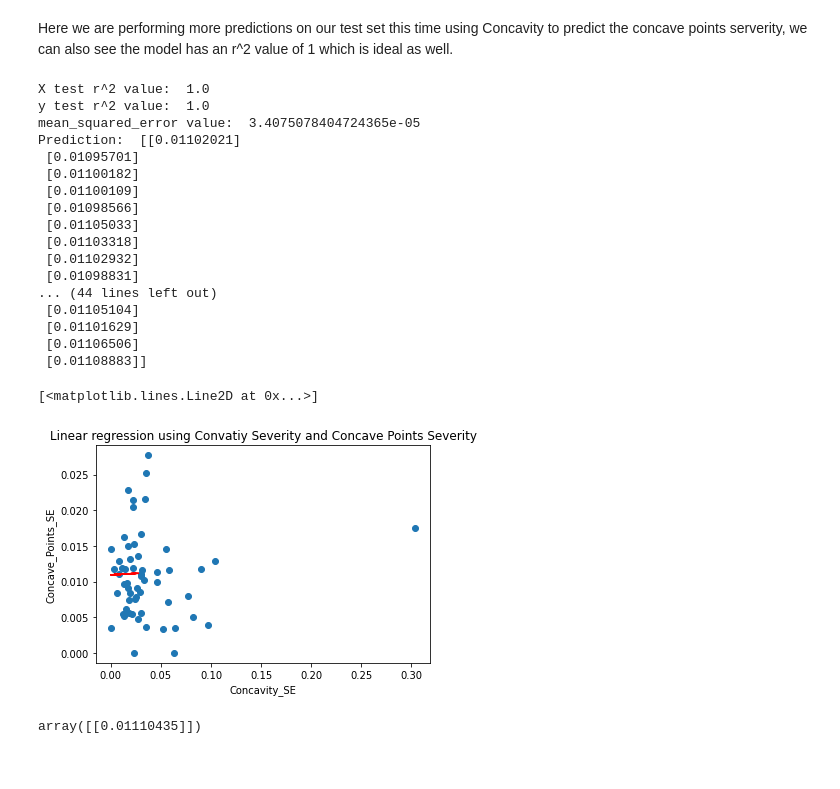
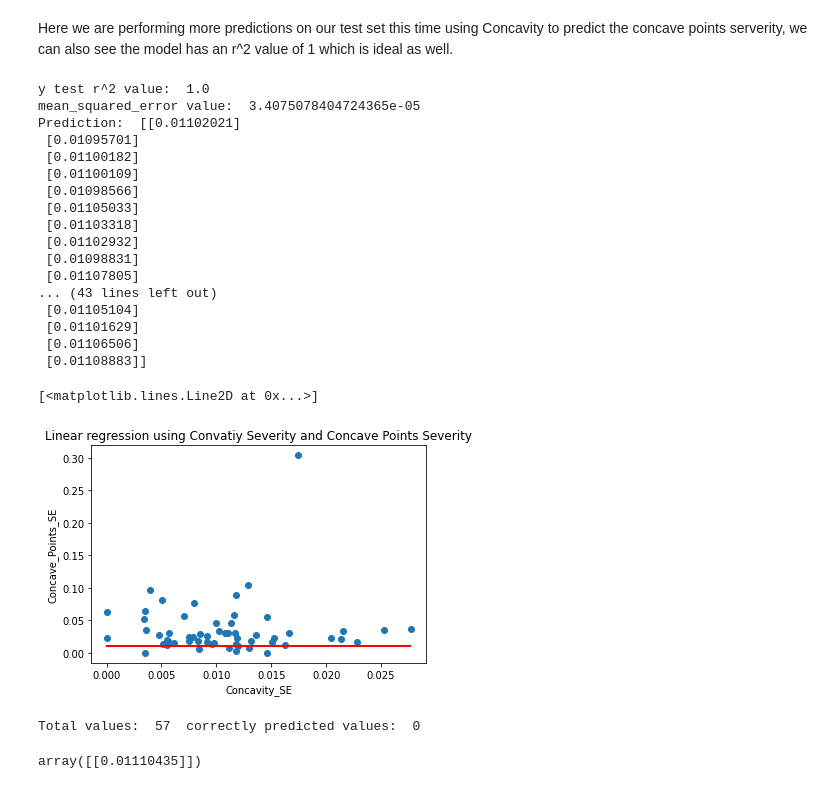
Before and after one commit to Ultan-Kearns/LYIT-Machine-Learning-Project, a Jupyter notebook: CA3Notebook.ipynb, the cells around one changed output. Cells and saved outputs as stored; diff of their text form; code cells hidden in the pictures.

```diff
--- a/CA3Notebook.ipynb
+++ b/CA3Notebook.ipynb
@@ -276,39 +268,46 @@ y_trainArray = np.array(y_train['Concave_Points_SE']).reshape(-1,1)
 X_trainArray = np.array(X_train['Concavity_SE']).reshape(-1,1)
 X_testArray = np.array(X_test['Concavity_SE']).reshape(-1,1)
 # here we need to reshape the data using numpy so that the training data matches the testdata
 regression_model = LinearRegression().fit(X_trainArray, y_trainArray)
 # Score the model and retrive r^2 value
-x_pred = regression_model.predict(X_testArray)
 y_pred = regression_model.predict(y_testArray)
-rSquared = regression_model.score(X_testArray, y_pred)
 rSquared = regression_model.score(y_testArray, y_pred)
-print('X test r^2 value: ', rSquared)
 print('y test r^2 value: ', rSquared)
 print('mean_squared_error value: ', mean_squared_error(y_testArray, y_pred))
 print('Prediction: ', regression_model.predict(y_testArray))
 plt.xlabel("Concavity_SE")
 plt.ylabel("Concave_Points_SE")
 plt.title('Linear regression using Convatiy Severity and Concave Points Severity')
-plt.scatter(X_testArray,y_testArray)
-plt.plot(y_testArray,prediction,c='r')
+plt.scatter(y_testArray,X_testArray)
+plt.plot(y_testArray,y_pred,c='r')
 # %% [output]
-X test r^2 value:  1.0
 y test r^2 value:  1.0
 mean_squared_error value:  3.4075078404724365e-05
 Prediction:  [[0.01102021]
  [0.01095701]
  [0.01100182]
  [0.01100109]
  [0.01098566]
  [0.01105033]
  [0.01103318]
  [0.01102932]
  [0.01098831]
-... (44 lines left out)
+ [0.01107805]
+... (43 lines left out)
  [0.01105104]
  [0.01101629]
  [0.01106506]
  [0.01108883]]
 [<matplotlib.lines.Line2D at 0x...>]
-[figure, old version]
+[figure, new version]
+# %%
+correct = 0;
+count = 0;
+for i in y_testArray:
+  if y_pred[count] == y_testArray[count]:
+    correct+=1
+  count+=1
+print('Total values: ',count, ' correctly predicted values: ',correct)
+# %% [output]
+Total values:  57  correctly predicted values:  0
 # %%
```
Also changed, not shown: parts of 10 cells of this notebook.
